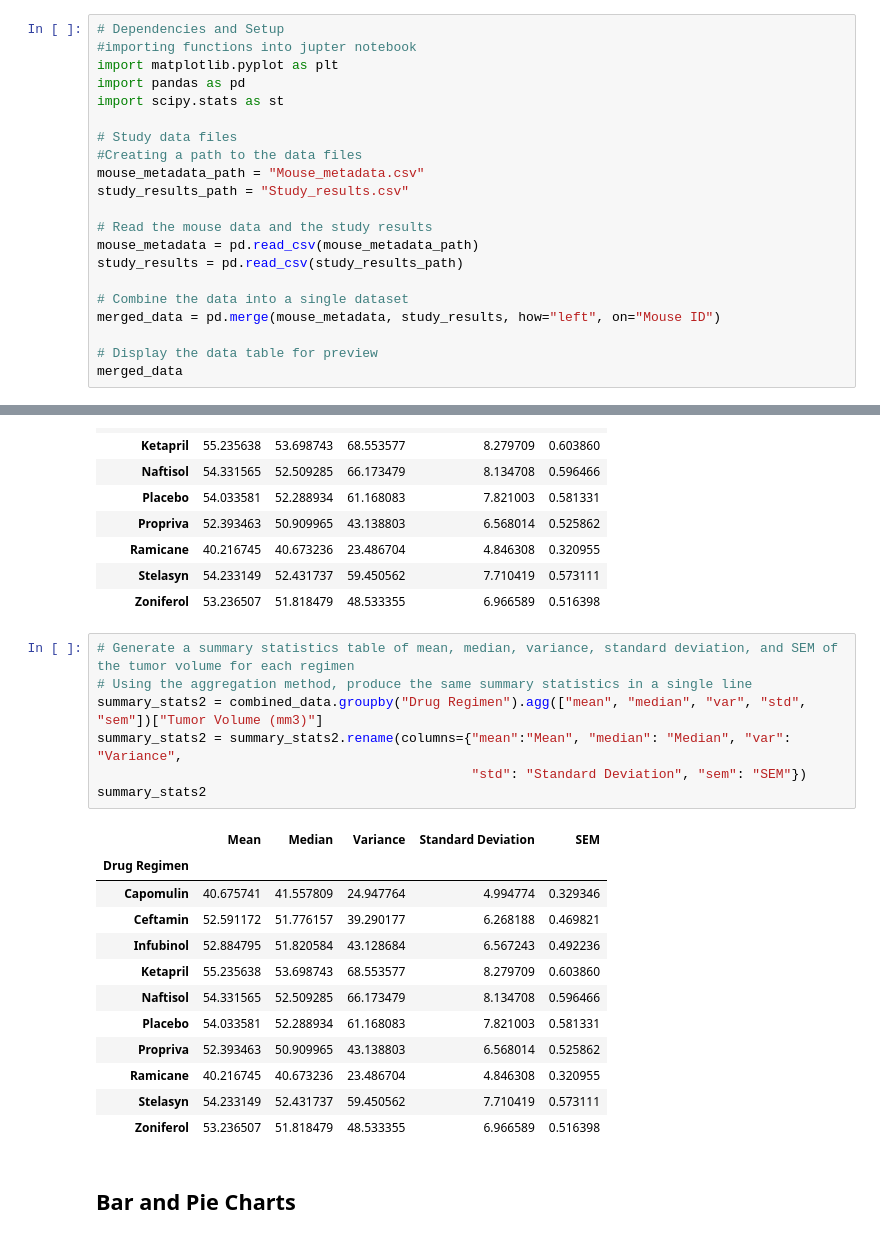
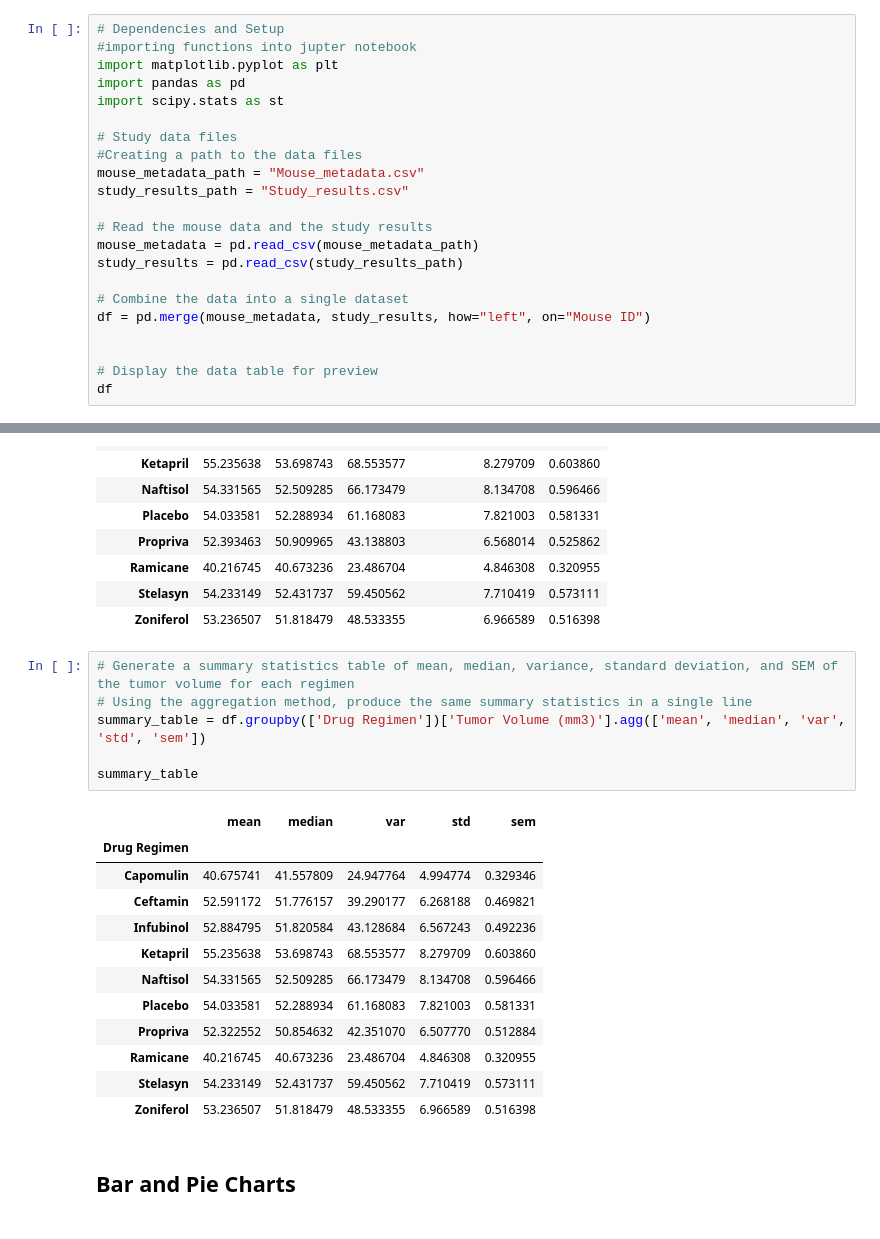
Before and after one commit to Cchristy212/Matplotlib-Challenge, a Jupyter notebook: pymaceuticals_starter.ipynb, the cells around one changed output, grey strips where cells are left out. Cells and saved outputs as stored; diff of their text form.

```diff
--- a/pymaceuticals_starter.ipynb
+++ b/pymaceuticals_starter.ipynb
@@ -17,10 +17,11 @@ mouse_metadata = pd.read_csv(mouse_metadata_path)
 study_results = pd.read_csv(study_results_path)
 
 # Combine the data into a single dataset
-merged_data = pd.merge(mouse_metadata, study_results, how="left", on="Mouse ID")
+df = pd.merge(mouse_metadata, study_results, how="left", on="Mouse ID")
+
 
 # Display the data table for preview
-merged_data
+df
 # %% [output]
 |  | Mouse ID | Drug Regimen | Sex | Age_months | Weight (g) | Timepoint | Tumor Volume (mm3) | ... |
 | 0 | k403 | Ramicane | Male | 21 | 16 | 0 | 45.000000 | ... |
@@ -129,12 +130,11 @@ summary_stats
 # %%
 # Generate a summary statistics table of mean, median, variance, standard deviation, and SEM of the tumor volume for each regimen
 # Using the aggregation method, produce the same summary statistics in a single line
-summary_stats2 = combined_data.groupby("Drug Regimen").agg(["mean", "median", "var", "std", "sem"])["Tumor Volume (mm3)"]
-summary_stats2 = summary_stats2.rename(columns={"mean":"Mean", "median": "Median", "var": "Variance",
-                                                "std": "Standard Deviation", "sem": "SEM"})
-summary_stats2
+summary_table = df.groupby(['Drug Regimen'])['Tumor Volume (mm3)'].agg(['mean', 'median', 'var', 'std', 'sem'])
+
+summary_table
 # %% [output]
-|  | Mean | Median | Variance | Standard Deviation | SEM |
+|  | mean | median | var | std | sem |
 | Drug Regimen |  |  |  |  |  |
 | Capomulin | 40.675741 | 41.557809 | 24.947764 | 4.994774 | 0.329346 |
 | Ceftamin | 52.591172 | 51.776157 | 39.290177 | 6.268188 | 0.469821 |
@@ -142,7 +142,7 @@ summary_stats2
 | Ketapril | 55.235638 | 53.698743 | 68.553577 | 8.279709 | 0.603860 |
 | Naftisol | 54.331565 | 52.509285 | 66.173479 | 8.134708 | 0.596466 |
 | Placebo | 54.033581 | 52.288934 | 61.168083 | 7.821003 | 0.581331 |
-| Propriva | 52.393463 | 50.909965 | 43.138803 | 6.568014 | 0.525862 |
+| Propriva | 52.322552 | 50.854632 | 42.351070 | 6.507770 | 0.512884 |
 | Ramicane | 40.216745 | 40.673236 | 23.486704 | 4.846308 | 0.320955 |
 | Stelasyn | 54.233149 | 52.431737 | 59.450562 | 7.710419 | 0.573111 |
 | Zoniferol | 53.236507 | 51.818479 | 48.533355 | 6.966589 | 0.516398 |
```
Also changed, not shown: parts of 6 cells of this notebook.
